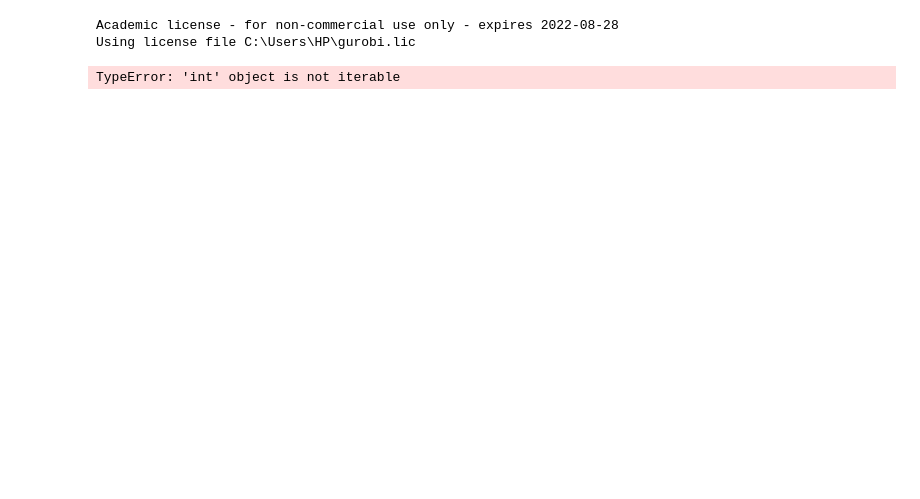
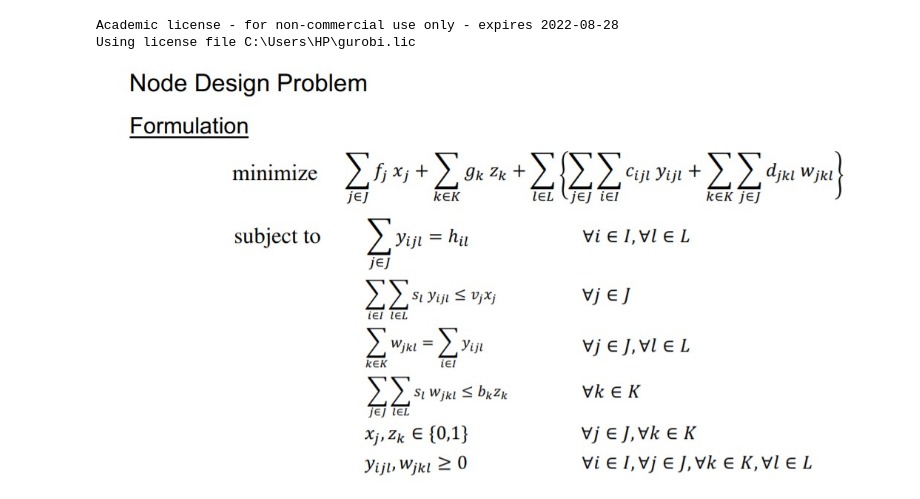
Before and after one commit to jaykhedekar7/logistics_engineering, a Jupyter notebook: hw 2/q3.ipynb, the cells around one changed output. Cells and saved outputs as stored; diff of their text form; code cells hidden in the pictures; blank space fills up the shorter version.

```diff
--- a/hw 2/q3.ipynb
+++ b/hw 2/q3.ipynb
@@ -45,4 +53,7 @@ w = {(j,k,l): demand.iat[j,l] for j in J for k in K for l in range(0,L)}
+# %%
+from IPython.display import Image
+Image('obj.jpg')
+# %% [output]
+[figure, added]
 # %%
-mdl.setObjective(quicksum(f[j]*x[j] for j in J) + quicksum(g[k]*z[k] for k in K) + quicksum(quicksum(quicksum(c[i,j,l]*y[i,j,l] for i in I)for j in J) + quicksum(quicksum(d[j,k,l]*w[j,k,l] for j in J) for k in K) for l in L))
+mdl.setObjective(quicksum(f[j]*x[j] for j in J) + quicksum(g[k]*z[k] for k in K) + quicksum(quicksum(quicksum(c[i,j,l]*y[i,j,l] for i in I)for j in J) + quicksum(quicksum(d[j,k,l]*w[j,k,l] for j in J) for k in K) for l in L),GRB.MINIMIZE)
-# %% [output]
-TypeError: 'int' object is not iterable
```
Also changed, not shown: parts of 10 cells of this notebook.
